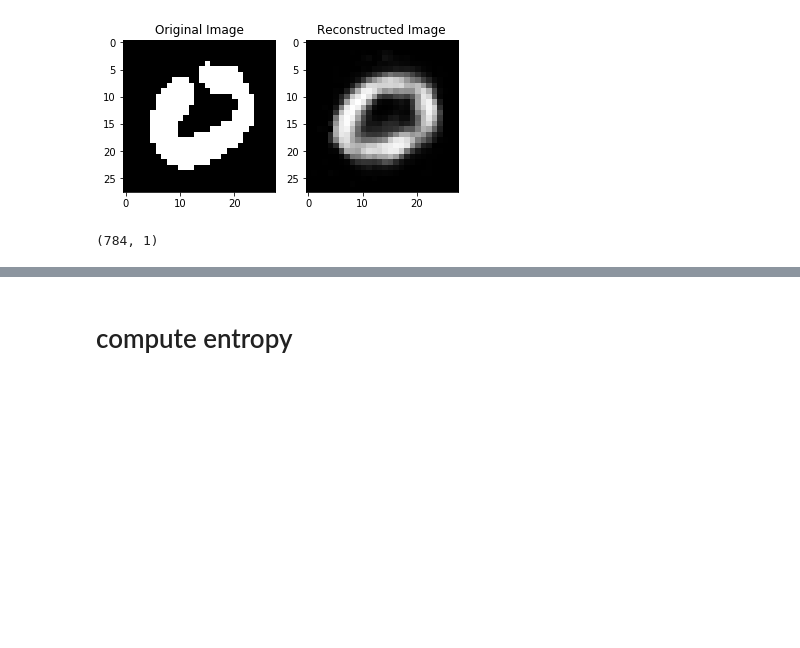
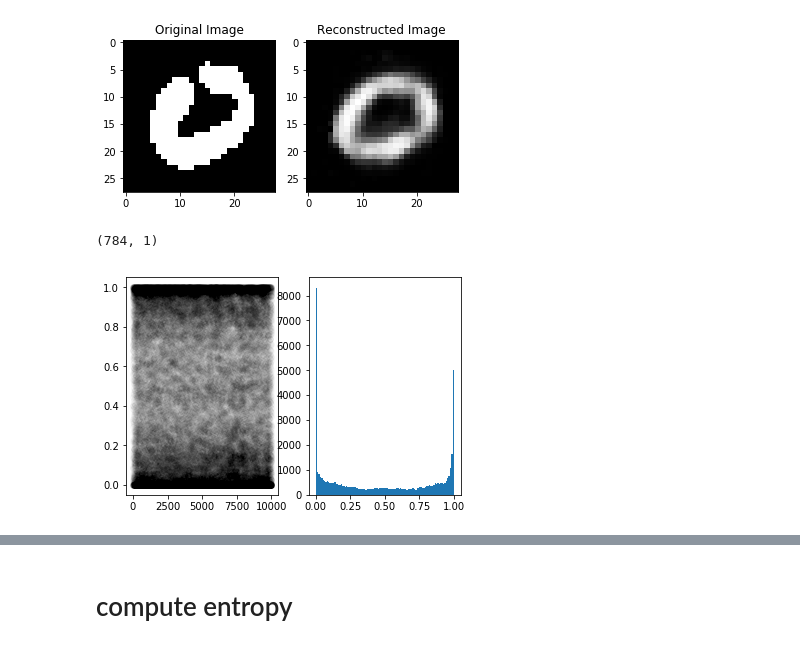
Before and after one commit to tmtadros24/EntropyInSpikingNNs, a Jupyter notebook: NN_play.ipynb, the cells around one changed output, grey strips where cells are left out. Cells and saved outputs as stored; diff of their text form; code cells hidden in the pictures; blank space fills up the shorter version.

```diff
--- a/NN_play.ipynb
+++ b/NN_play.ipynb
@@ -97,0 +114,10 @@ def sigmoid(z):
+# %%
+b_val,img_out = encode_decode(wts,bias,test_ae[:10000])
+plt.subplot(1,2,1)
+plt.plot(b_val,'ko',alpha=.01)
+plt.subplot(1,2,2)
+f_val = b_val.flatten()
+plt.hist(foo,100)
+plt.show()
+# %% [output]
+[figure, added]
```
Also changed, not shown: parts of 10 cells of this notebook.
